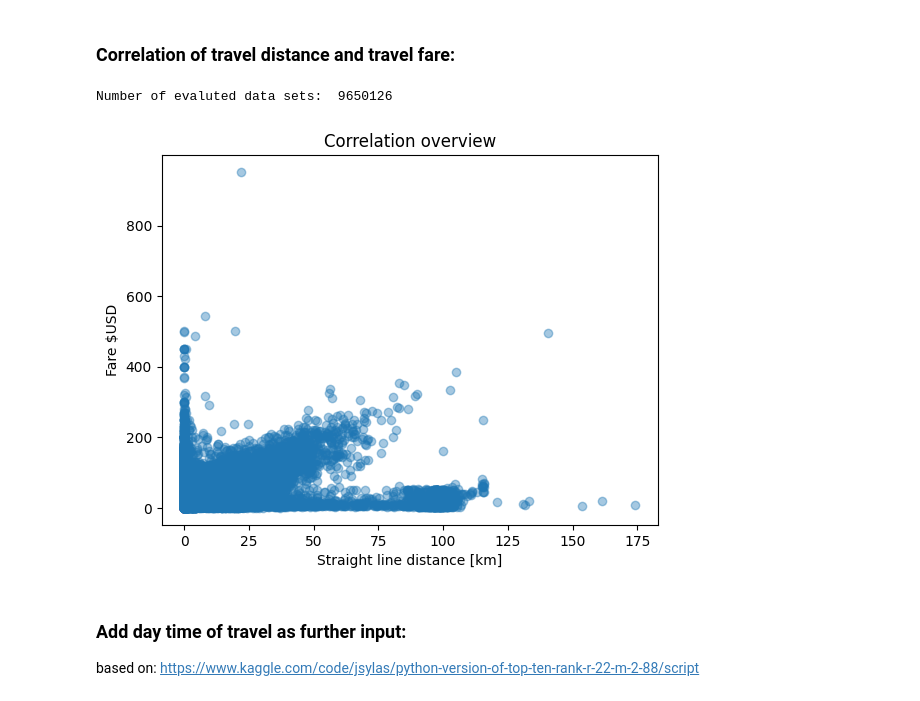
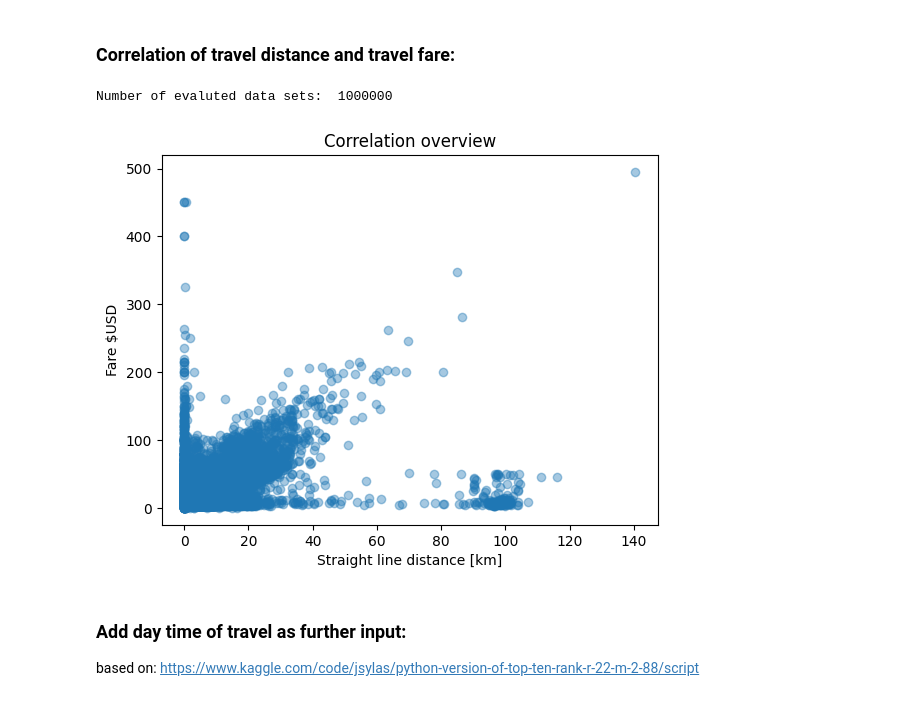
Before and after one commit to Lucscom/MLA_Kaggle_NY_Taxi, a Jupyter notebook: nyc-taxi-fare-starter-kernel-simple-linear-model.ipynb, the cells around one changed output. Cells and saved outputs as stored; diff of their text form; code cells hidden in the pictures.

```diff
--- a/nyc-taxi-fare-starter-kernel-simple-linear-model.ipynb
+++ b/nyc-taxi-fare-starter-kernel-simple-linear-model.ipynb
@@ -15,7 +15,7 @@ from matplotlib import pyplot as plt # nice& easy plots
 import pandas as pd # CSV file I/O (e.g. pd.read_csv)
 import os # reading the input files we have access to
 
-train_df =  pd.read_csv('/Users/lucamainitz/Library/Mobile Documents/com~apple~CloudDocs/HAWK/3. Semester/Machine_Learning_WPF/MLA_Kaggle_NY_Taxi_Data/train.csv', nrows = 10_000_000)
+train_df =  pd.read_csv("C://Users/ole-9/NYC_Taxi/train.csv", nrows = 10_000_000)
 # %% [markdown]
 # Step 2: Explore & Prepare the Data
 
@@ -341,18 +429,18 @@ from: https://www.kaggle.com/competitions/new-york-city-taxi-fare-prediction/dis
 # %%
 # scatter plot distance - fare
 
 # Plot passenger distribution
-evalNumber = len(train_df.straight_distance)   # number of datasets evaluated for the plot
+evalNumber = 1000000   # number of datasets evaluated for the plot
 
 fig, axs = plt.subplots()
 axs.scatter(train_df.straight_distance[:evalNumber], train_df.fare_amount[:evalNumber], alpha=0.4)
 axs.set_xlabel('Straight line distance [km]')
 axs.set_ylabel('Fare $USD')
 axs.set_title('Correlation overview')
 print('Number of evaluted data sets: ', len(train_df.straight_distance[:evalNumber]))
 # %% [output]
-Number of evaluted data sets:  9650126
+Number of evaluted data sets:  1000000
-[figure, old version]
+[figure, new version]
 # %% [markdown]
 ### Add day time of travel as further input:
 
```
Also changed, not shown: parts of 13 cells of this notebook.
